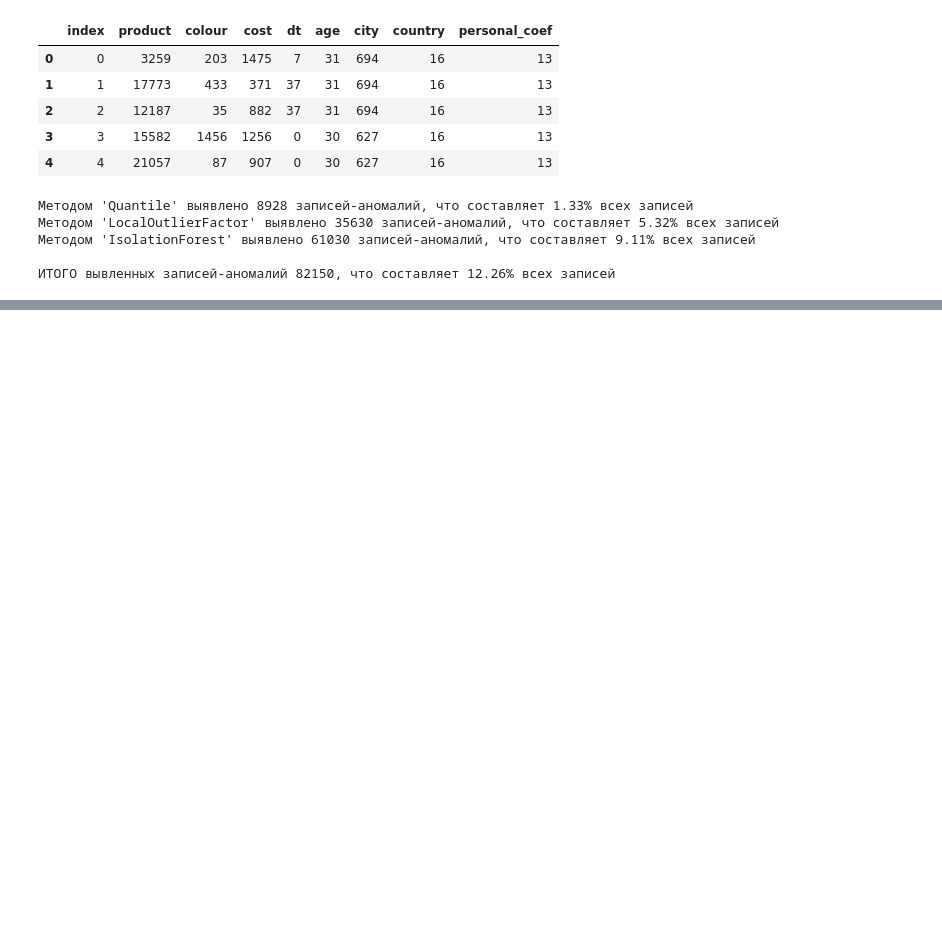
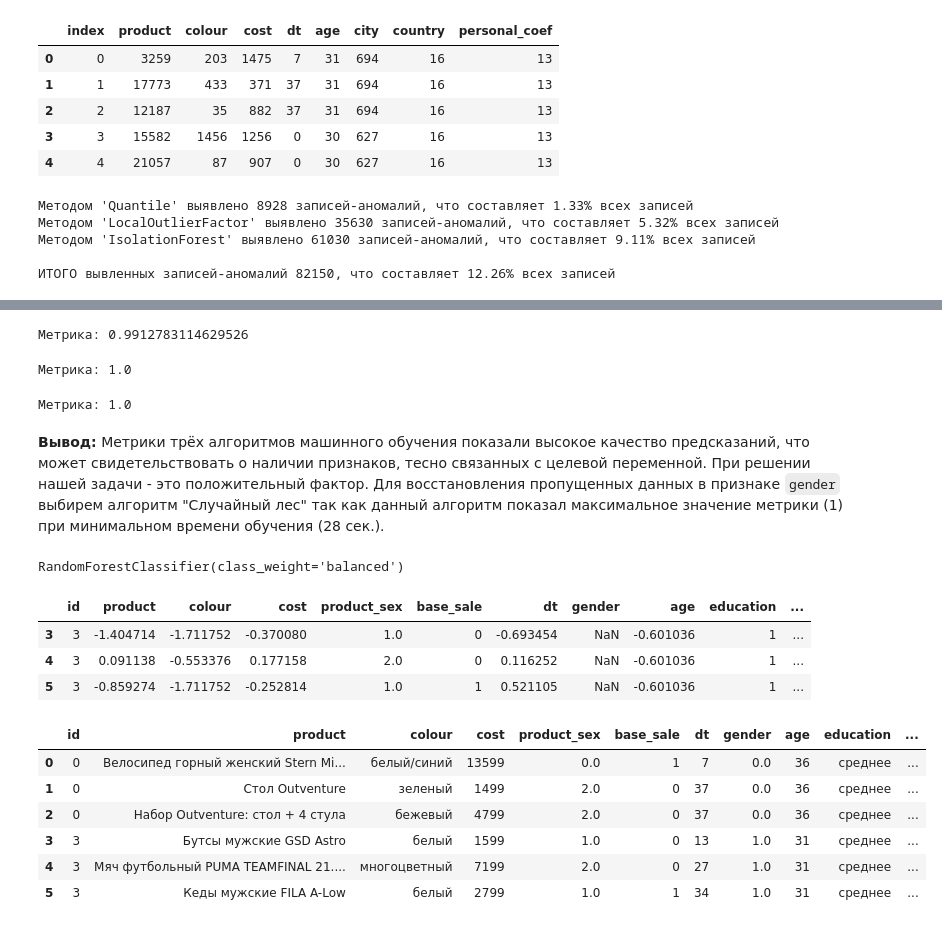
Before and after one commit to ArgentovS/PurchasePropensityModel, a Jupyter notebook: Модель склонности клиентов к покупкам.ipynb, the cells around one changed output, grey strips where cells are left out. Saved outputs shown, nothing was run; the diff lists cells and outputs as text; code cells hidden in the pictures; blank space fills up the shorter version.

```diff
--- a/Модель склонности клиентов к покупкам.ipynb
+++ b/Модель склонности клиентов к покупкам.ipynb
@@ -559,0 +615,4 @@ df_train_test_norm = df_train_test.drop(index=indexs_all)
+# %%
+# Признаки используемые при обучении модели
+cols = ['product', 'colour', 'cost', 'product_sex', 'base_sale', 'dt', 'age', 'education',
+        'city', 'country', 'personal_coef']
@@ -559,0 +624,73 @@ df_train_test_norm = df_train_test.drop(index=indexs_all)
+# %%
+# Обучим модель "Линейная регресия"
+lr = LogisticRegression(class_weight='balanced')
+lr.fit(X_train, y_train)
+y_pred = lr.predict(X_test)
+print(f'Метрика: {accuracy_score(y_test, y_pred)}')
+# %% [output]
+Метрика: 0.9912783114629526
+# %%
+# Обучим модель "Случайный лес Деревьев принятия решения"
+rf = RandomForestClassifier(class_weight='balanced')
+rf.fit(X_train, y_train)
+y_pred = rf.predict(X_test)
+print(f'Метрика: {accuracy_score(y_pred, y_test)}')
+# %% [output]
+Метрика: 1.0
+# %%
+# Обучим модель "Нейронная сеть - ПЕРЦЕПТРОН"
+mlp = MLPClassifier()
+mlp.fit(X_train, y_train)
+y_pred = rf.predict(X_test)
+print(f'Метрика: {accuracy_score(y_pred, y_test)}')
+# %% [output]
+Метрика: 1.0
+# %% [markdown]
+**Вывод:** Метрики трёх алгоритмов машинного обучения показали высокое качество предсказаний, что может свидетельствовать о наличии признаков, тесно связанных с целевой переменной. При решении нашей задачи - это положительный фактор. Для восстановления пропущенных данных в признаке `gender` выбирем алгоритм "Случайный лес" так как данный алгоритм показал максимальное значение метрики (1) при минимальном времени обучения (28 сек.).
+# %%
+# Обучим модель "Случайный лес Деревьев принятия решения" на всех имеющихся данных
+rf = RandomForestClassifier(class_weight='balanced')
+rf.fit(df_train_test_norm_[cols], df_train_test_norm_['gender'])
+# %% [output]
+RandomForestClassifier(class_weight='balanced')
+# %%
+# Выберем, закодируем и стандартизуем признаки записей,
+# в которых необходимо восстановить знпачени признака 'gender'
+df_pred = df[df.gender.isna()]
+gender_index = df_pred.index
+
+# Закодируем категориальные признаки 'product', 'colour', 'education':
+le2 = LabelEncoder()
+df_pred_ = df_pred.copy()
+for col in ['product', 'colour', 'education']:
+    le1.fit(list(set(df_pred_[col].dropna().unique())))
+    df_pred_[col] = le1.transform(df_pred_[col])
+
+# Стандартизуем не бинарные признаки, которые будем использовать при обучении
+ss = StandardScaler()
+for col in ['product', 'colour', 'cost', 'dt', 'age', 'city', 'country', 'personal_coef']:
+    df_pred_[col] = ss.fit_transform(df_pred_[[col]])
+df_pred_.head(3)
+# %% [output]
+|  | id | product | colour | cost | product_sex | base_sale | dt | gender | age | education | ... |
+| 3 | 3 | -1.404714 | -1.711752 | -0.370080 | 1.0 | 0 | -0.693454 | NaN | -0.601036 | 1 | ... |
+| 4 | 3 | 0.091138 | -0.553376 | 0.177158 | 2.0 | 0 | 0.116252 | NaN | -0.601036 | 1 | ... |
+| 5 | 3 | -0.859274 | -1.711752 | -0.252814 | 1.0 | 1 | 0.521105 | NaN | -0.601036 | 1 | ... |
+# %%
+# Восстановим признак 'gender' с помощью обученной ранее модели, используя признаки с непустыми данными
+gender_pred = rf.predict(df_pred_[cols])
+df_gender = pd.DataFrame({'gender': gender_pred})
+df_gender.index = gender_index
+# %%
+# Добавим восстановленные значения в общий датафрейм
+for ind in df_gender.index:
+    df.loc[ind, 'gender'] = df_gender.loc[ind, 'gender']
+df.head(6)
+# %% [output]
+|  | id | product | colour | cost | product_sex | base_sale | dt | gender | age | education | ... |
+| 0 | 0 | Велосипед горный женский Stern Mi... | белый/синий | 13599 | 0.0 | 1 | 7 | 0.0 | 36 | среднее | ... |
+| 1 | 0 | Стол Outventure | зеленый | 1499 | 2.0 | 0 | 37 | 0.0 | 36 | среднее | ... |
+| 2 | 0 | Набор Outventure: стол + 4 стула | бежевый | 4799 | 2.0 | 0 | 37 | 0.0 | 36 | среднее | ... |
+| 3 | 3 | Бутсы мужские GSD Astro | белый | 1599 | 1.0 | 0 | 13 | 1.0 | 31 | среднее | ... |
+| 4 | 3 | Мяч футбольный PUMA TEAMFINAL 21.... | многоцветный | 7199 | 2.0 | 0 | 27 | 1.0 | 31 | среднее | ... |
+| 5 | 3 | Кеды мужские FILA A-Low | белый | 2799 | 1.0 | 1 | 34 | 1.0 | 31 | среднее | ... |
```
Also changed, not shown: parts of 20 cells of this notebook.
